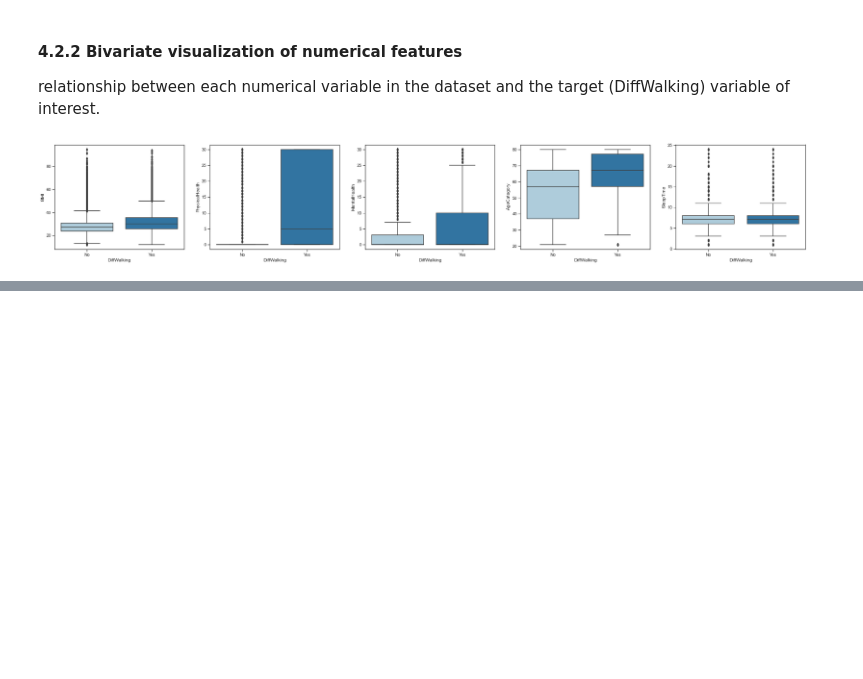
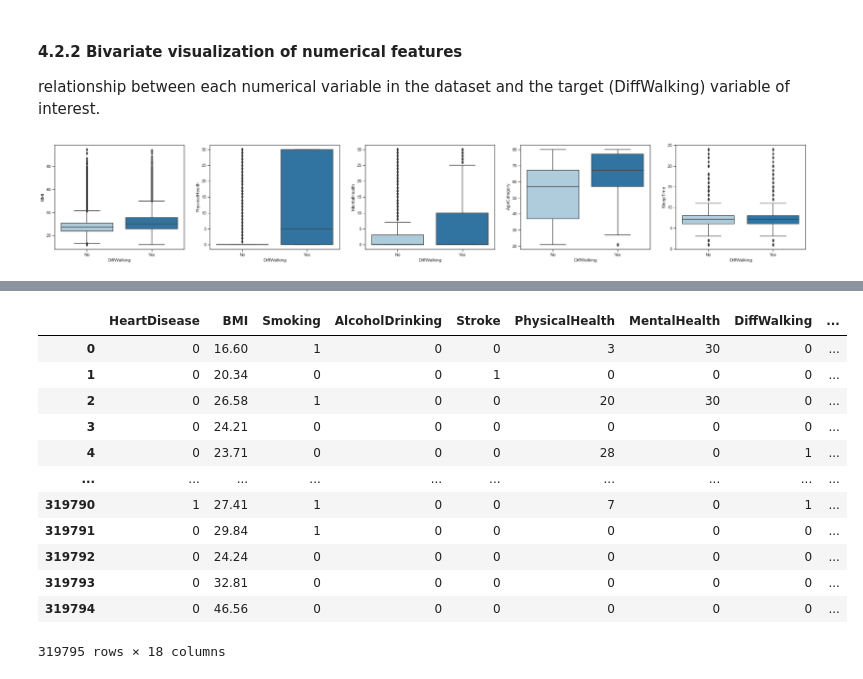
Before and after one commit to Machine-Learning-Projects1/2020-BRFSS-Codebook-CDC, a Jupyter notebook: CDC_ML.ipynb, the cells around one changed output, grey strips where cells are left out. Cells and saved outputs as stored; diff of their text form; code cells hidden in the pictures; blank space fills up the shorter version.

```diff
--- a/CDC_ML.ipynb
+++ b/CDC_ML.ipynb
@@ -257,0 +265,24 @@ numeric_features_func('DiffWalking')
+# %%
+columns_df = list(df.columns.values)
+from sklearn.preprocessing import LabelEncoder
+# Encode columns with 2 unique values
+for col in columns_df:
+    if df[col].dtype == 'O':
+        le = LabelEncoder()
+        df[col] = le.fit_transform(df[col])
+
+df
+# %% [output]
+|  | HeartDisease | BMI | Smoking | AlcoholDrinking | Stroke | PhysicalHealth | MentalHealth | DiffWalking | ... |
+| 0 | 0 | 16.60 | 1 | 0 | 0 | 3 | 30 | 0 | ... |
+| 1 | 0 | 20.34 | 0 | 0 | 1 | 0 | 0 | 0 | ... |
+| 2 | 0 | 26.58 | 1 | 0 | 0 | 20 | 30 | 0 | ... |
+| 3 | 0 | 24.21 | 0 | 0 | 0 | 0 | 0 | 0 | ... |
+| 4 | 0 | 23.71 | 0 | 0 | 0 | 28 | 0 | 1 | ... |
+| ... | ... | ... | ... | ... | ... | ... | ... | ... | ... |
+| 319790 | 1 | 27.41 | 1 | 0 | 0 | 7 | 0 | 1 | ... |
+| 319791 | 0 | 29.84 | 1 | 0 | 0 | 0 | 0 | 0 | ... |
+| 319792 | 0 | 24.24 | 0 | 0 | 0 | 0 | 0 | 0 | ... |
+| 319793 | 0 | 32.81 | 0 | 0 | 0 | 0 | 0 | 0 | ... |
+| 319794 | 0 | 46.56 | 0 | 0 | 0 | 0 | 0 | 0 | ... |
+319795 rows × 18 columns
```
Also changed, not shown: parts of 4 cells of this notebook.
